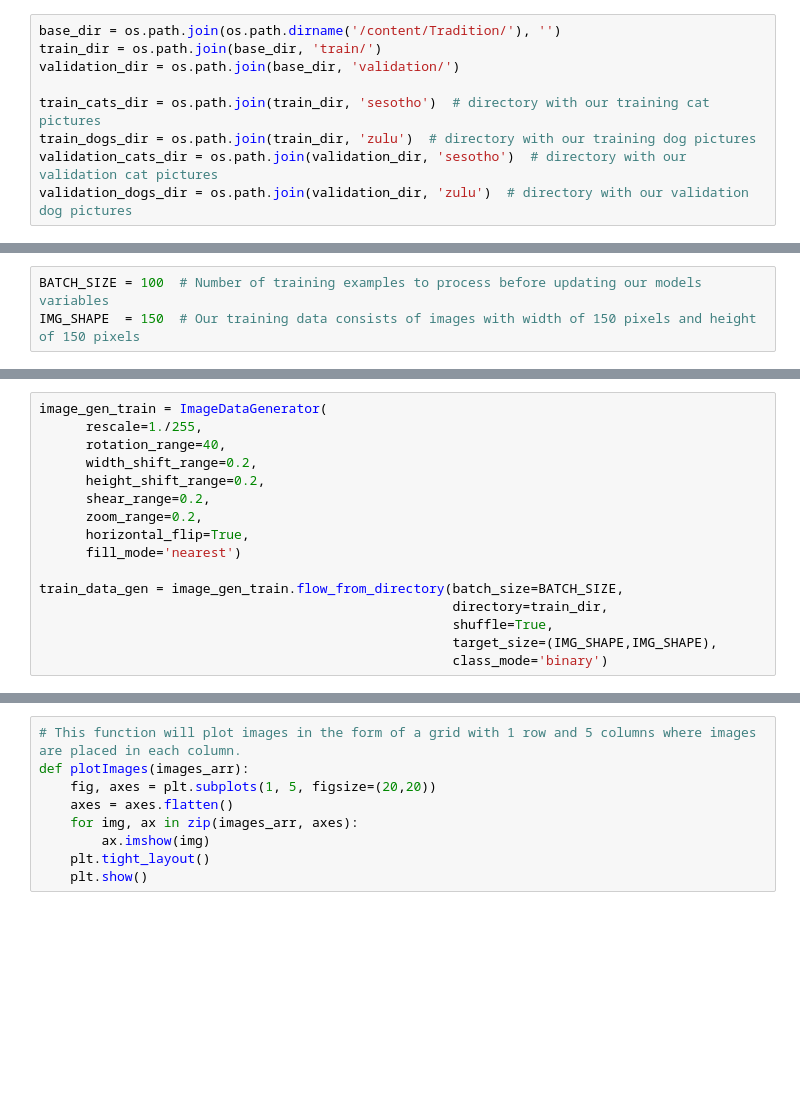
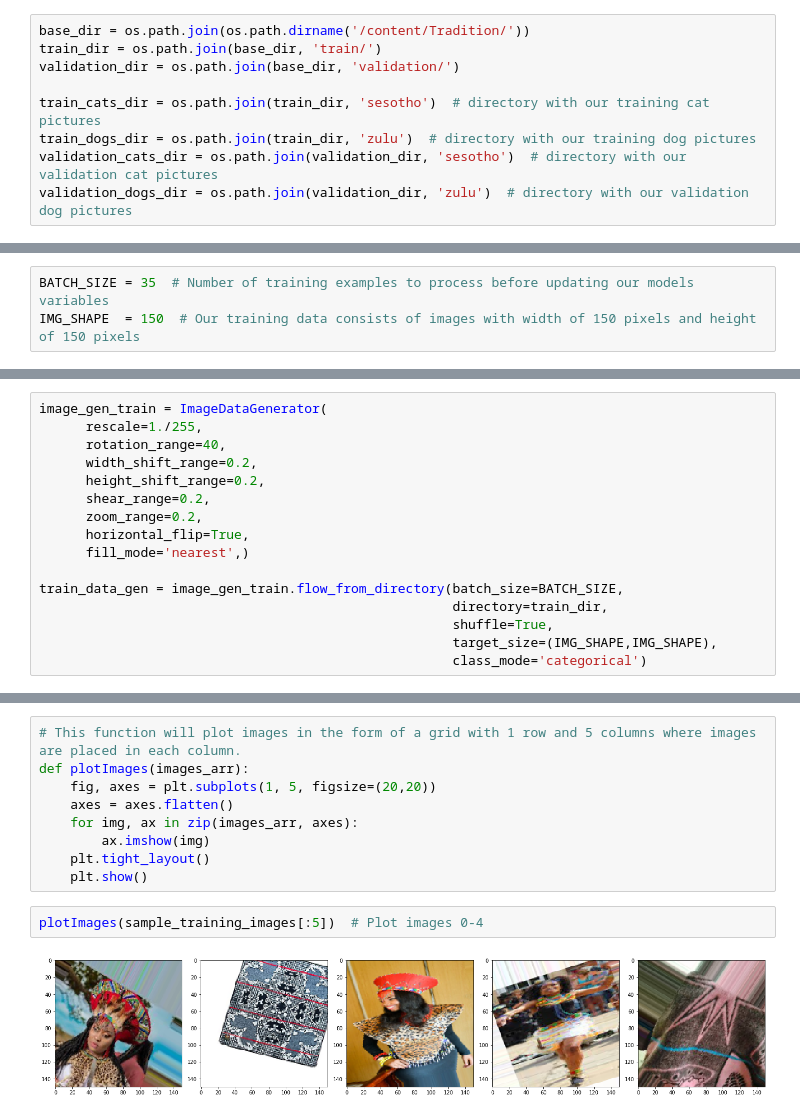
Before and after one commit to relebohilebiza/MVCTutorial, a Jupyter notebook: My_Real_Project.ipynb, the cells around one changed output, grey strips where cells are left out. Cells and saved outputs as stored; diff of their text form; blank space fills up the shorter version.

```diff
--- a/My_Real_Project.ipynb
+++ b/My_Real_Project.ipynb
@@ -24,5 +26,5 @@ TensorFlow 2.x selected.
 # %%
-base_dir = os.path.join(os.path.dirname('/content/Tradition/'), '')
+base_dir = os.path.join(os.path.dirname('/content/Tradition/'))
 train_dir = os.path.join(base_dir, 'train/')
 validation_dir = os.path.join(base_dir, 'validation/')
 
@@ -71,7 +66,7 @@ total validation dog images: 56
 Total training images: 469
 Total validation images: 109
 # %%
-BATCH_SIZE = 100  # Number of training examples to process before updating our models variables
+BATCH_SIZE = 35  # Number of training examples to process before updating our models variables
 IMG_SHAPE  = 150  # Our training data consists of images with width of 150 pixels and height of 150 pixels
 # %%
 train_image_generator      = ImageDataGenerator(rescale=1./255)  # Generator for our training data
@@ -85,11 +80,11 @@ image_gen_train = ImageDataGenerator(
       shear_range=0.2,
       zoom_range=0.2,
       horizontal_flip=True,
-      fill_mode='nearest')
+      fill_mode='nearest',)
 
 train_data_gen = image_gen_train.flow_from_directory(batch_size=BATCH_SIZE,
                                                      directory=train_dir,
                                                      shuffle=True,
                                                      target_size=(IMG_SHAPE,IMG_SHAPE),
-                                                     class_mode='binary')
+                                                     class_mode='categorical')
 # %% [output]
@@ -113,5 +118,9 @@ def plotImages(images_arr):
         ax.imshow(img)
     plt.tight_layout()
     plt.show()
+# %%
+plotImages(sample_training_images[:5])  # Plot images 0-4
+# %% [output]
+[figure, added]
 # %%
 model = tf.keras.models.Sequential([
```
Also changed, not shown: parts of 17 cells of this notebook.
